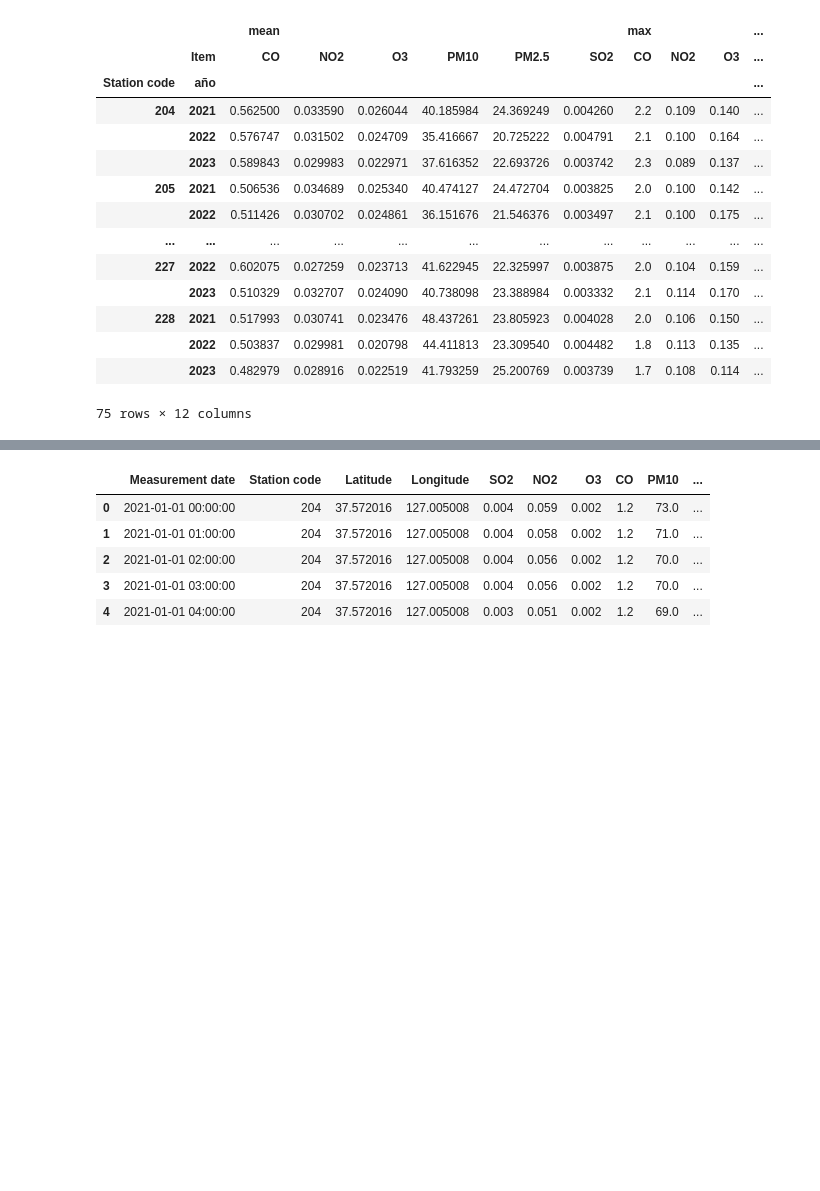
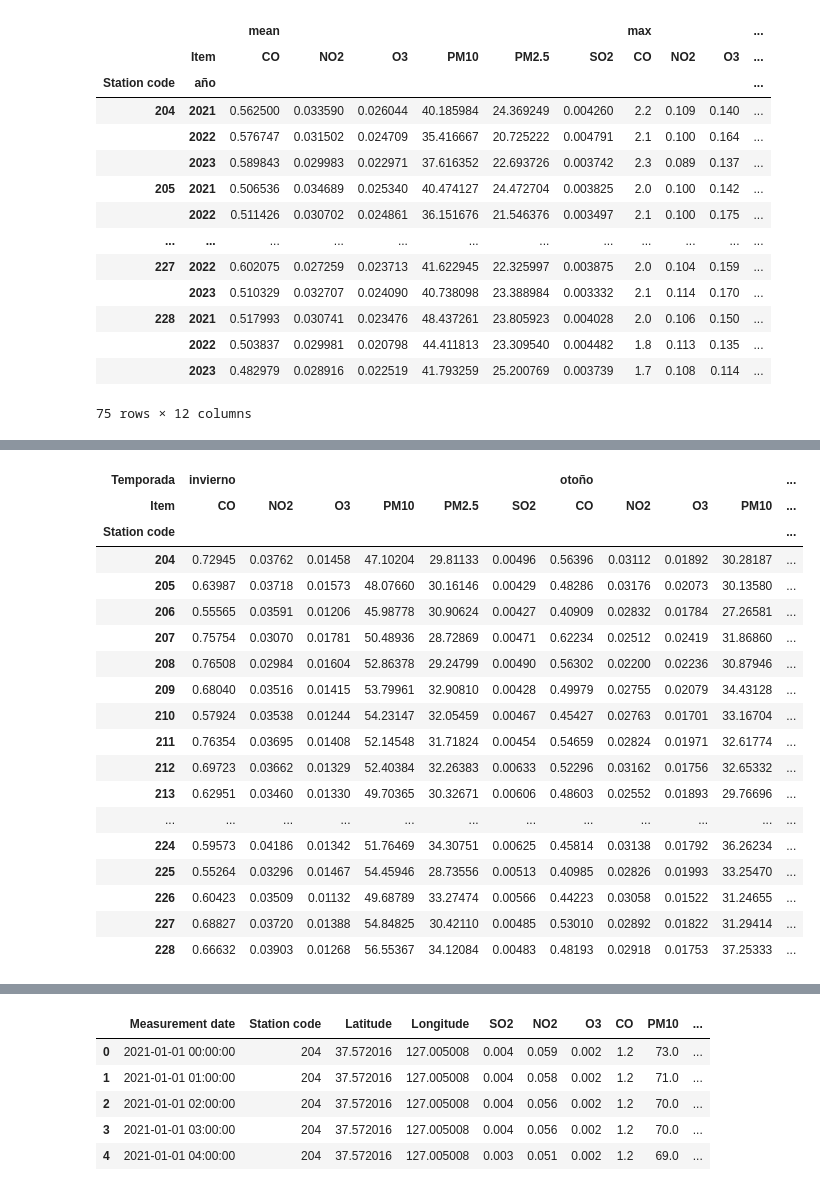
Before and after one commit to carlosgomezagrafojo/pollution-data, a Jupyter notebook: proyect_contaminacion.ipynb, the cells around one changed output, grey strips where cells are left out. Saved outputs shown, nothing was run; the diff lists cells and outputs as text; code cells hidden in the pictures; blank space fills up the shorter version.

```diff
--- a/proyect_contaminacion.ipynb
+++ b/proyect_contaminacion.ipynb
@@ -351,0 +448,20 @@ df_instrument_normal_pivot_time_Station_SO2
+# %%
+# insertaremos la columna estación del año: primavera, verano, otoño e invierno; invierno: 12,1,2 ; primavera: 3,4,5 ; verano: 6,7,8 ; otoño. 9,10,11
+import numpy as np
+
+# Definir las condiciones para cada estación del año según el mes
+condiciones = [
+    df_instrument['mes'].isin([3, 4, 5]),  # Primavera
+    df_instrument['mes'].isin([6, 7, 8]),     # Verano
+    df_instrument['mes'].isin([9, 10, 11]),     # Otoño
+    df_instrument['mes'].isin([12, 1, 2])   # Invierno
+]
+
+# Estaciones correspondientes a cada grupo de meses
+estaciones = ['primavera', 'verano', 'otoño', 'invierno']
+
+# Crear la nueva columna 'temporada' en el DataFrame original
+df_instrument['Temporada del Año'] = np.select(condiciones, estaciones, default='desconocido')
+
+
+df_instrument.head()
@@ -351,0 +482,4 @@ df_instrument_normal_pivot_time_Station_SO2
+# %%
+# Eliminar la columna vieja si existe
+df_instrument.drop(columns='Temporada del Año', inplace=True)
+print(df_instrument.columns)
@@ -353,0 +629,29 @@ df_instrument_normal = df_instrument[df_instrument["Instrument status"] == 0]
+# %%
+# promedio por estación pivoteando temporada y contaminante
+Promedio_Estacion_Item_pivot = df_instrument_normal.pivot_table(
+    index="Station code",  # Agrupar por estación
+    columns=["Temporada", "Item"],  # Pivotear por temporada y contaminante
+    values="Average value",  # Agregar los valores de las mediciones
+    aggfunc="mean"  # Calcular la media
+)
+Promedio_Estacion_Item_pivot.round(5)
+# %% [output]
+| Temporada | invierno |  |  |  |  |  | otoño |  |  |  | ... |
+| Item | CO | NO2 | O3 | PM10 | PM2.5 | SO2 | CO | NO2 | O3 | PM10 | ... |
+| Station code |  |  |  |  |  |  |  |  |  |  | ... |
+| 204 | 0.72945 | 0.03762 | 0.01458 | 47.10204 | 29.81133 | 0.00496 | 0.56396 | 0.03112 | 0.01892 | 30.28187 | ... |
+| 205 | 0.63987 | 0.03718 | 0.01573 | 48.07660 | 30.16146 | 0.00429 | 0.48286 | 0.03176 | 0.02073 | 30.13580 | ... |
+| 206 | 0.55565 | 0.03591 | 0.01206 | 45.98778 | 30.90624 | 0.00427 | 0.40909 | 0.02832 | 0.01784 | 27.26581 | ... |
+| 207 | 0.75754 | 0.03070 | 0.01781 | 50.48936 | 28.72869 | 0.00471 | 0.62234 | 0.02512 | 0.02419 | 31.86860 | ... |
+| 208 | 0.76508 | 0.02984 | 0.01604 | 52.86378 | 29.24799 | 0.00490 | 0.56302 | 0.02200 | 0.02236 | 30.87946 | ... |
+| 209 | 0.68040 | 0.03516 | 0.01415 | 53.79961 | 32.90810 | 0.00428 | 0.49979 | 0.02755 | 0.02079 | 34.43128 | ... |
+| 210 | 0.57924 | 0.03538 | 0.01244 | 54.23147 | 32.05459 | 0.00467 | 0.45427 | 0.02763 | 0.01701 | 33.16704 | ... |
+| 211 | 0.76354 | 0.03695 | 0.01408 | 52.14548 | 31.71824 | 0.00454 | 0.54659 | 0.02824 | 0.01971 | 32.61774 | ... |
+| 212 | 0.69723 | 0.03662 | 0.01329 | 52.40384 | 32.26383 | 0.00633 | 0.52296 | 0.03162 | 0.01756 | 32.65332 | ... |
+| 213 | 0.62951 | 0.03460 | 0.01330 | 49.70365 | 30.32671 | 0.00606 | 0.48603 | 0.02552 | 0.01893 | 29.76696 | ... |
+| ... | ... | ... | ... | ... | ... | ... | ... | ... | ... | ... | ... |
+| 224 | 0.59573 | 0.04186 | 0.01342 | 51.76469 | 34.30751 | 0.00625 | 0.45814 | 0.03138 | 0.01792 | 36.26234 | ... |
+| 225 | 0.55264 | 0.03296 | 0.01467 | 54.45946 | 28.73556 | 0.00513 | 0.40985 | 0.02826 | 0.01993 | 33.25470 | ... |
+| 226 | 0.60423 | 0.03509 | 0.01132 | 49.68789 | 33.27474 | 0.00566 | 0.44223 | 0.03058 | 0.01522 | 31.24655 | ... |
+| 227 | 0.68827 | 0.03720 | 0.01388 | 54.84825 | 30.42110 | 0.00485 | 0.53010 | 0.02892 | 0.01822 | 31.29414 | ... |
+| 228 | 0.66632 | 0.03903 | 0.01268 | 56.55367 | 34.12084 | 0.00483 | 0.48193 | 0.02918 | 0.01753 | 37.25333 | ... |
```
Also changed, not shown: parts of 33 cells of this notebook.
